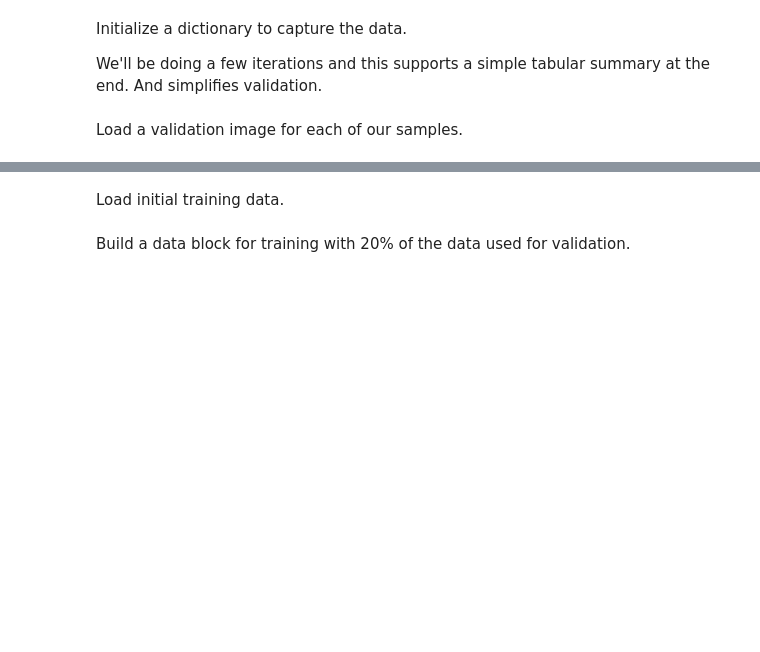
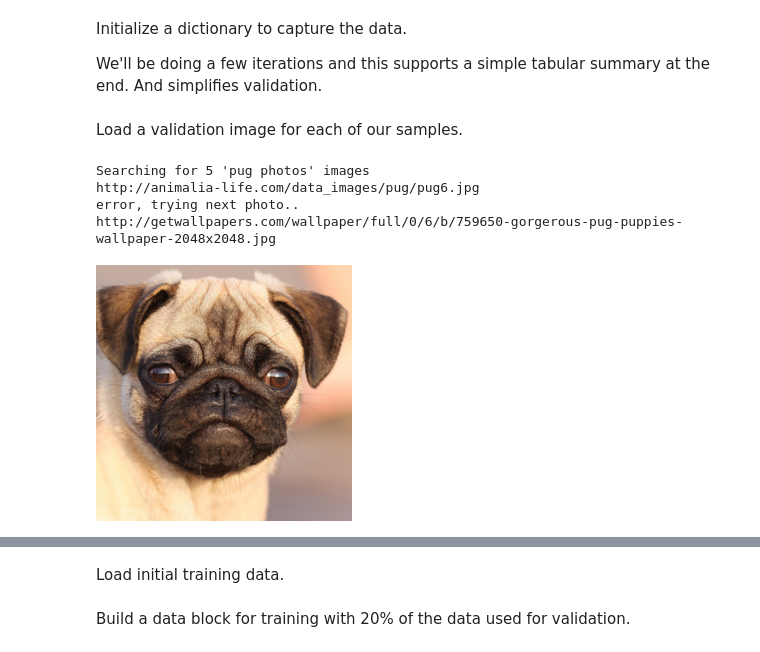
Before and after one commit to jewzaam/is-it-a-sandwich, a Jupyter notebook: sandwich-train.ipynb, the cells around one changed output, grey strips where cells are left out. Cells and saved outputs as stored; diff of their text form; code cells hidden in the pictures; blank space fills up the shorter version.

Commit message:
Fixing error handling for validation images

```diff
--- a/sandwich-train.ipynb
+++ b/sandwich-train.ipynb
@@ -27,16 +27,18 @@ def download_validation_image(term):
 
     dest = f"validation_data/{term}.jpg"
     i = 0;
-    try:
-        # some downloads fail.  we've got 5 attempts to get a good one
-        while True:
-            download_url(urls[i], dest, show_progress=False)
+    while True:
+        try:
+            # some downloads fail.  we've got 5 attempts to get a good one
+            url = urls[i]
+            print(url)
+            i = i + 1
+            download_url(url, dest, show_progress=False)
+            im = Image.open(dest)
+            display(im.to_thumb(256,256))
             break
-    except:
-        i = i + 1
-
-    im = Image.open(dest)
-    display(im.to_thumb(256,256))
+        except:
+            print('error, trying next photo..')
 # %% [markdown]
 Make it easier to swap out the model and see how things change by defining a variable to capture the model.
 # %%
@@ -66,6 +68,14 @@ results = {
 }
 # %% [markdown]
 Load a validation image for each of our samples.
+# %%
+download_validation_image('pug')
+# %% [output]
+Searching for 5 'pug photos' images
+http://animalia-life.com/data_images/pug/pug6.jpg
+error, trying next photo..
+http://getwallpapers.com/wallpaper/full/0/6/b/759650-gorgerous-pug-puppies-wallpaper-2048x2048.jpg
+[figure, added]
 # %%
 for term in results.keys():
     download_validation_image(term)
```
Also changed, not shown: parts of 1 cell of this notebook.
